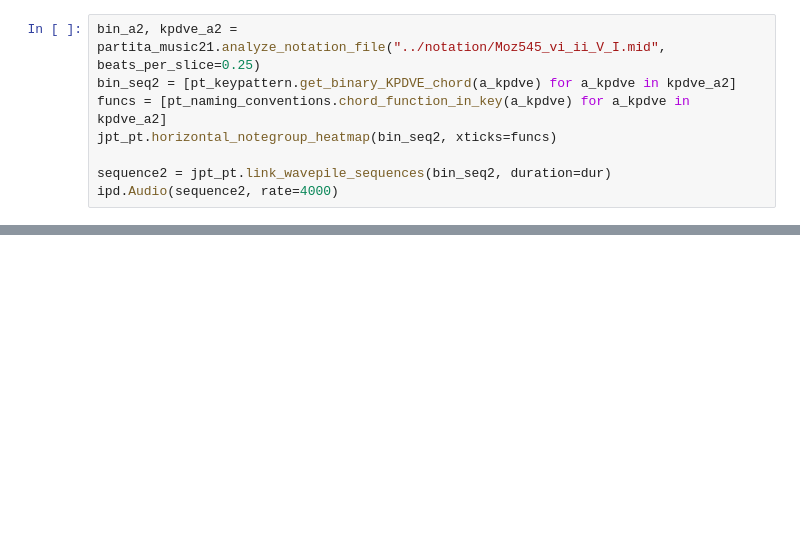
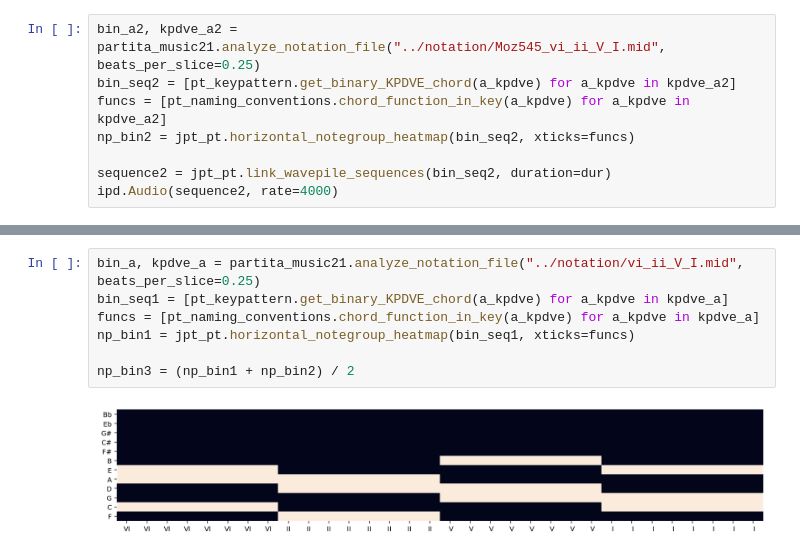
Before and after one commit to timsum/harmonypartition, a Jupyter notebook: jup/analyzer_midi.ipynb, the cells around one changed output, grey strips where cells are left out. Drawn from its saved outputs; the diff is of its cells as text; blank space fills up the shorter version.

```diff
--- a/jup/midianalyzer.ipynb
+++ b/jup/analyzer_midi.ipynb
@@ -25,10 +27,19 @@ ipd.Audio(sequence1, rate=4000)
 bin_a2, kpdve_a2 = partita_music21.analyze_notation_file("../notation/Moz545_vi_ii_V_I.mid", beats_per_slice=0.25)
 bin_seq2 = [pt_keypattern.get_binary_KPDVE_chord(a_kpdve) for a_kpdve in kpdve_a2]
 funcs = [pt_naming_conventions.chord_function_in_key(a_kpdve) for a_kpdve in kpdve_a2]
-jpt_pt.horizontal_notegroup_heatmap(bin_seq2, xticks=funcs)
+np_bin2 = jpt_pt.horizontal_notegroup_heatmap(bin_seq2, xticks=funcs)
 
 sequence2 = jpt_pt.link_wavepile_sequences(bin_seq2, duration=dur)
 ipd.Audio(sequence2, rate=4000)
 # %% [output]
 [figure]
 [interactive output not drawn]
+# %%
+bin_a, kpdve_a = partita_music21.analyze_notation_file("../notation/vi_ii_V_I.mid", beats_per_slice=0.25)
+bin_seq1 = [pt_keypattern.get_binary_KPDVE_chord(a_kpdve) for a_kpdve in kpdve_a]
+funcs = [pt_naming_conventions.chord_function_in_key(a_kpdve) for a_kpdve in kpdve_a]
+np_bin1 = jpt_pt.horizontal_notegroup_heatmap(bin_seq1, xticks=funcs)
+
+np_bin3 = (np_bin1 + np_bin2) / 2
+# %% [output]
+[figure, added]
```
Also changed, not shown: parts of 3 cells of this notebook, 6 other files.
